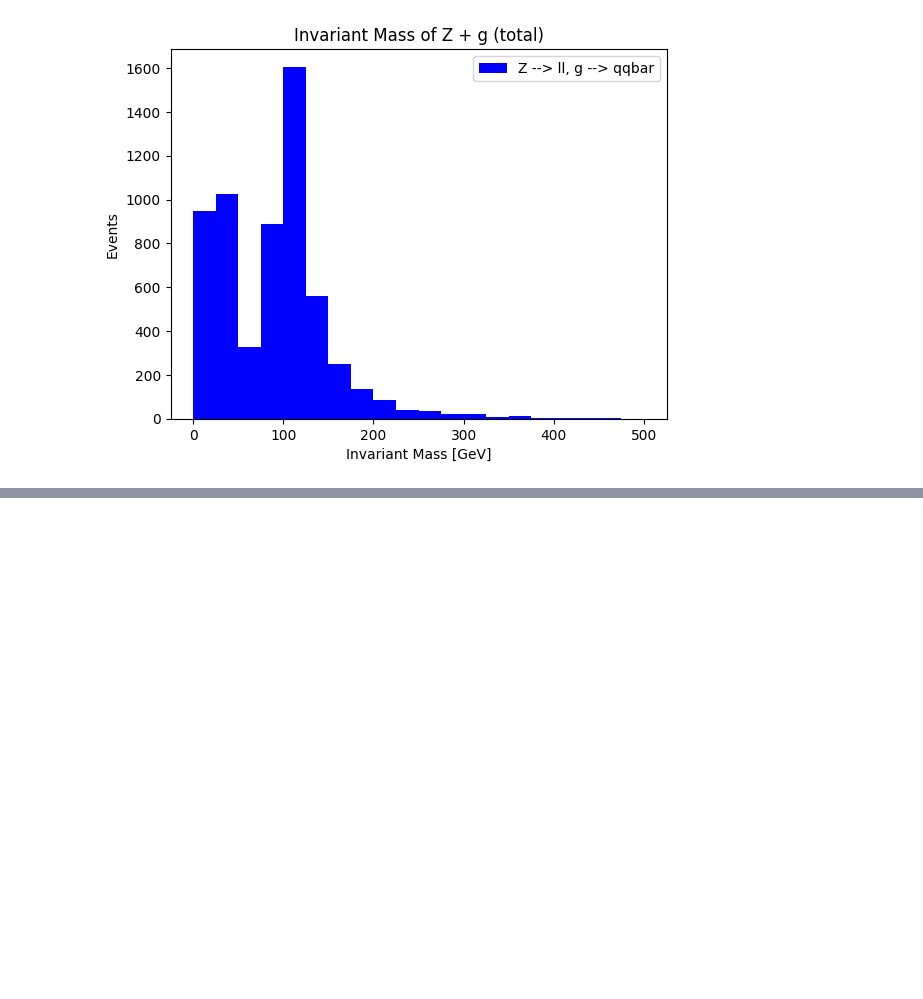
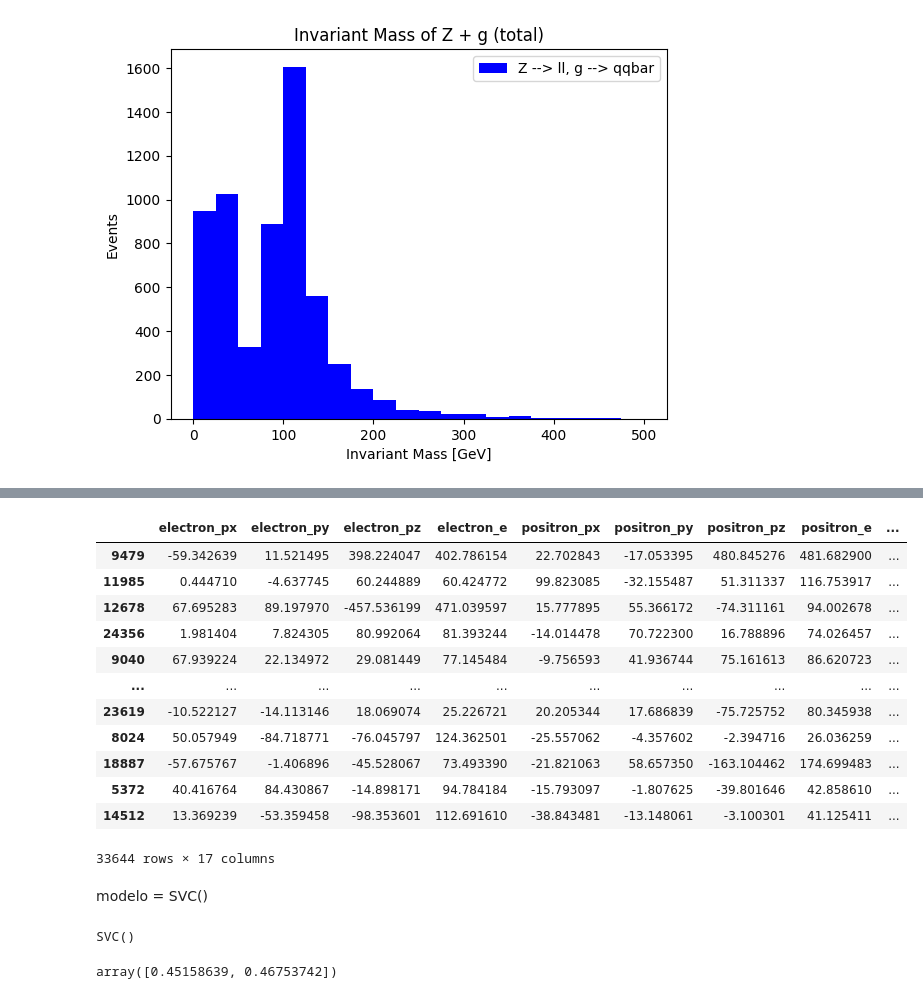
Before and after one commit to andrex-naranjas/higgsbsm-fw, a Jupyter notebook: notebooks/hep_training.ipynb, the cells around one changed output, grey strips where cells are left out. Cells and saved outputs as stored; diff of their text form; code cells hidden in the pictures; blank space fills up the shorter version.

Commit message:
firs training

```diff
--- a/notebooks/hep_training.ipynb
+++ b/notebooks/hep_training.ipynb
@@ -419,0 +466,27 @@ plt.show()
+# %%
+Y = data_set["class"]
+# %%
+X = data_set.drop("class", axis=1)
+# %%
+from sklearn.model_selection import train_test_split
+from sklearn.svm import SVC
+
+
+X_train, X_test, y_train, y_test = train_test_split(X, Y, test_size=0.33, random_state=None)
+X_train.dropna()
+# %% [output]
+|  | electron_px | electron_py | electron_pz | electron_e | positron_px | positron_py | positron_pz | positron_e | ... |
+| 9479 | -59.342639 | 11.521495 | 398.224047 | 402.786154 | 22.702843 | -17.053395 | 480.845276 | 481.682900 | ... |
+| 11985 | 0.444710 | -4.637745 | 60.244889 | 60.424772 | 99.823085 | -32.155487 | 51.311337 | 116.753917 | ... |
+| 12678 | 67.695283 | 89.197970 | -457.536199 | 471.039597 | 15.777895 | 55.366172 | -74.311161 | 94.002678 | ... |
+| 24356 | 1.981404 | 7.824305 | 80.992064 | 81.393244 | -14.014478 | 70.722300 | 16.788896 | 74.026457 | ... |
+| 9040 | 67.939224 | 22.134972 | 29.081449 | 77.145484 | -9.756593 | 41.936744 | 75.161613 | 86.620723 | ... |
+| ... | ... | ... | ... | ... | ... | ... | ... | ... | ... |
+| 23619 | -10.522127 | -14.113146 | 18.069074 | 25.226721 | 20.205344 | 17.686839 | -75.725752 | 80.345938 | ... |
+| 8024 | 50.057949 | -84.718771 | -76.045797 | 124.362501 | -25.557062 | -4.357602 | -2.394716 | 26.036259 | ... |
+| 18887 | -57.675767 | -1.406896 | -45.528067 | 73.493390 | -21.821063 | 58.657350 | -163.104462 | 174.699483 | ... |
+| 5372 | 40.416764 | 84.430867 | -14.898171 | 94.784184 | -15.793097 | -1.807625 | -39.801646 | 42.858610 | ... |
+| 14512 | 13.369239 | -53.359458 | -98.353601 | 112.691610 | -38.843481 | -13.148061 | -3.100301 | 41.125411 | ... |
+33644 rows × 17 columns
+# %% [markdown]
+modelo = SVC()
@@ -419,0 +495,4 @@ plt.show()
+# %%
+modelo.fit(X_train, y_train)
+# %% [output]
+SVC()
@@ -419,0 +501,5 @@ plt.show()
+# %%
+from sklearn.metrics import precision_score
+precision_score(y_test, Y_pred, average=None)
+# %% [output]
+array([0.45158639, 0.46753742])
```
Also changed, not shown: parts of 12 cells of this notebook.
